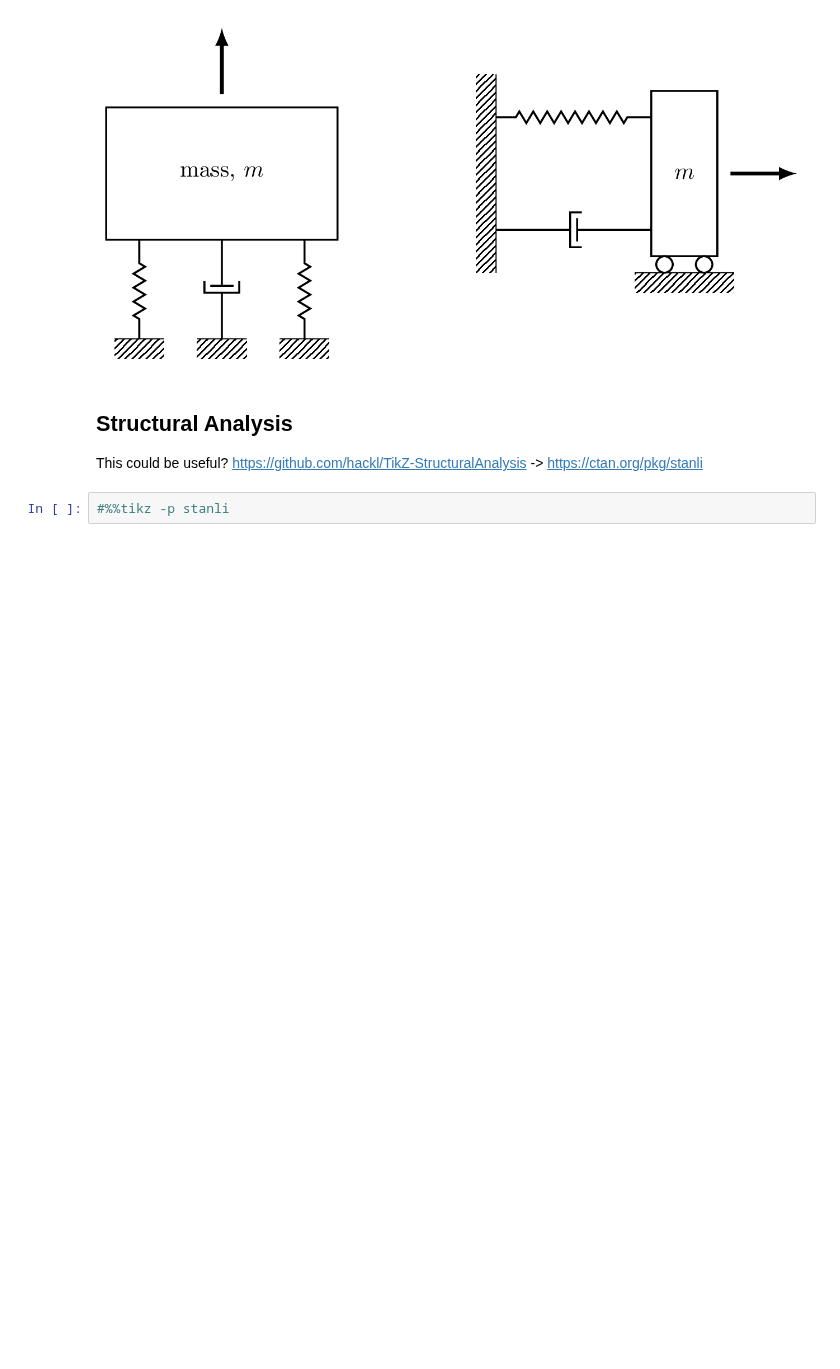
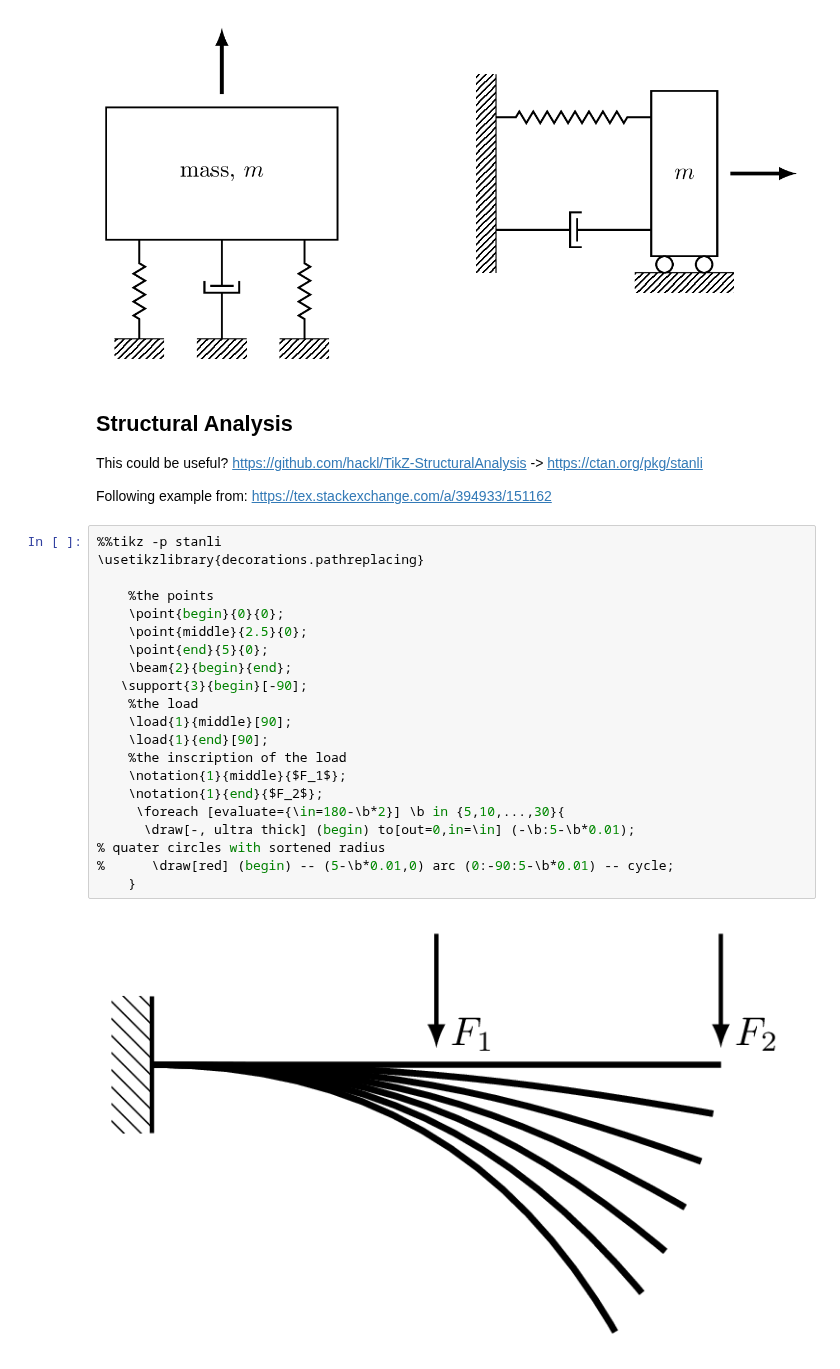
Before and after one commit to psychemedia/showntell, a Jupyter notebook: Mechanics.ipynb, the cells around one changed output. Cells and saved outputs as stored; diff of their text form; blank space fills up the shorter version.

```diff
--- a/Mechanics.ipynb
+++ b/Mechanics.ipynb
@@ -137,5 +137,28 @@ via https://tex.stackexchange.com/a/13952
 ## Structural Analysis
 
 This could be useful? https://github.com/hackl/TikZ-StructuralAnalysis -> https://ctan.org/pkg/stanli
+
+Following example from: https://tex.stackexchange.com/a/394933/151162
-# %%
-#%%tikz -p stanli
+# %%
+%%tikz -p stanli
+\usetikzlibrary{decorations.pathreplacing}
+
+    %the points
+    \point{begin}{0}{0};
+    \point{middle}{2.5}{0};
+    \point{end}{5}{0};
+    \beam{2}{begin}{end};
+   \support{3}{begin}[-90];
+    %the load
+    \load{1}{middle}[90];
+    \load{1}{end}[90];
+    %the inscription of the load
+    \notation{1}{middle}{$F_1$};
+    \notation{1}{end}{$F_2$};
+     \foreach [evaluate={\in=180-\b*2}] \b in {5,10,...,30}{
+      \draw[-, ultra thick] (begin) to[out=0,in=\in] (-\b:5-\b*0.01);
+% quater circles with sortened radius
+%      \draw[red] (begin) -- (5-\b*0.01,0) arc (0:-90:5-\b*0.01) -- cycle;
+    }
+# %% [output]
+[figure, added]
```
Also changed, not shown: 2 other files.
